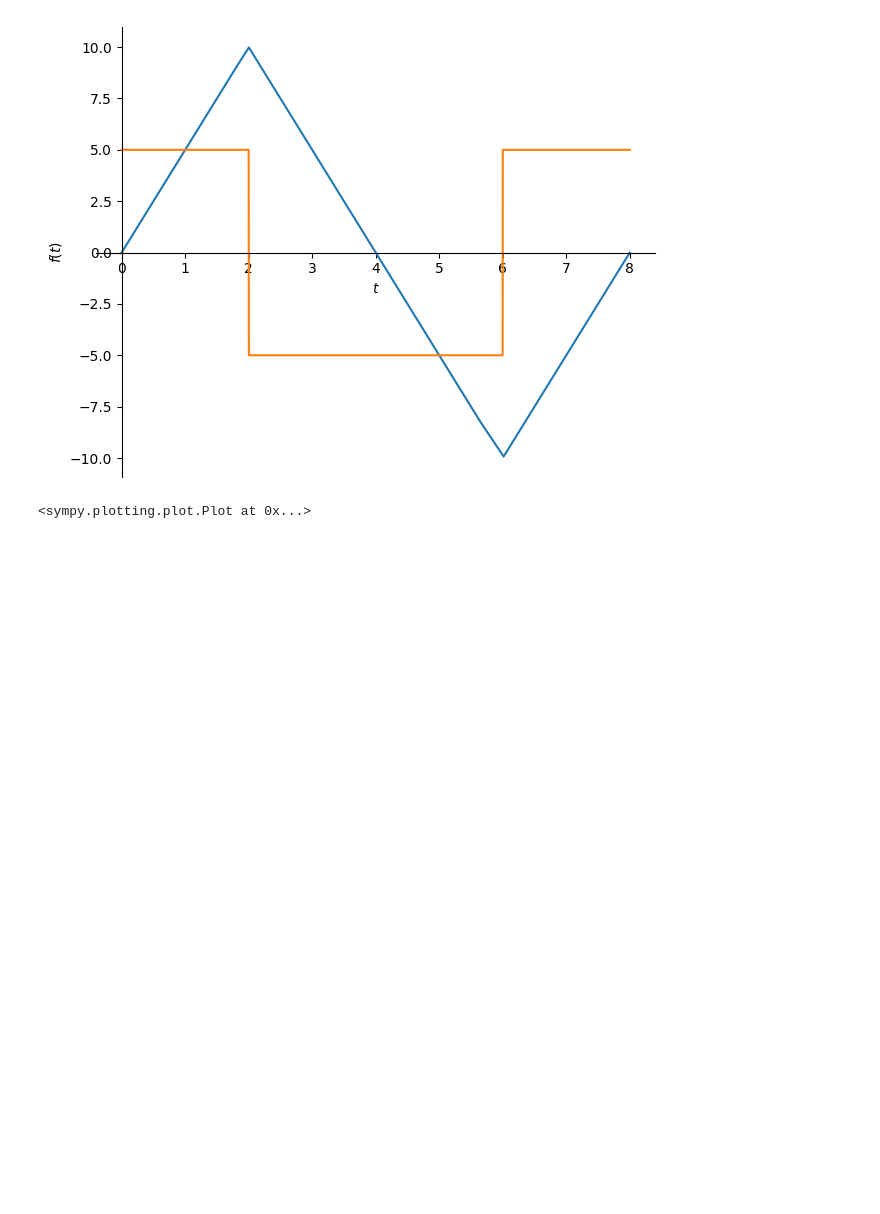
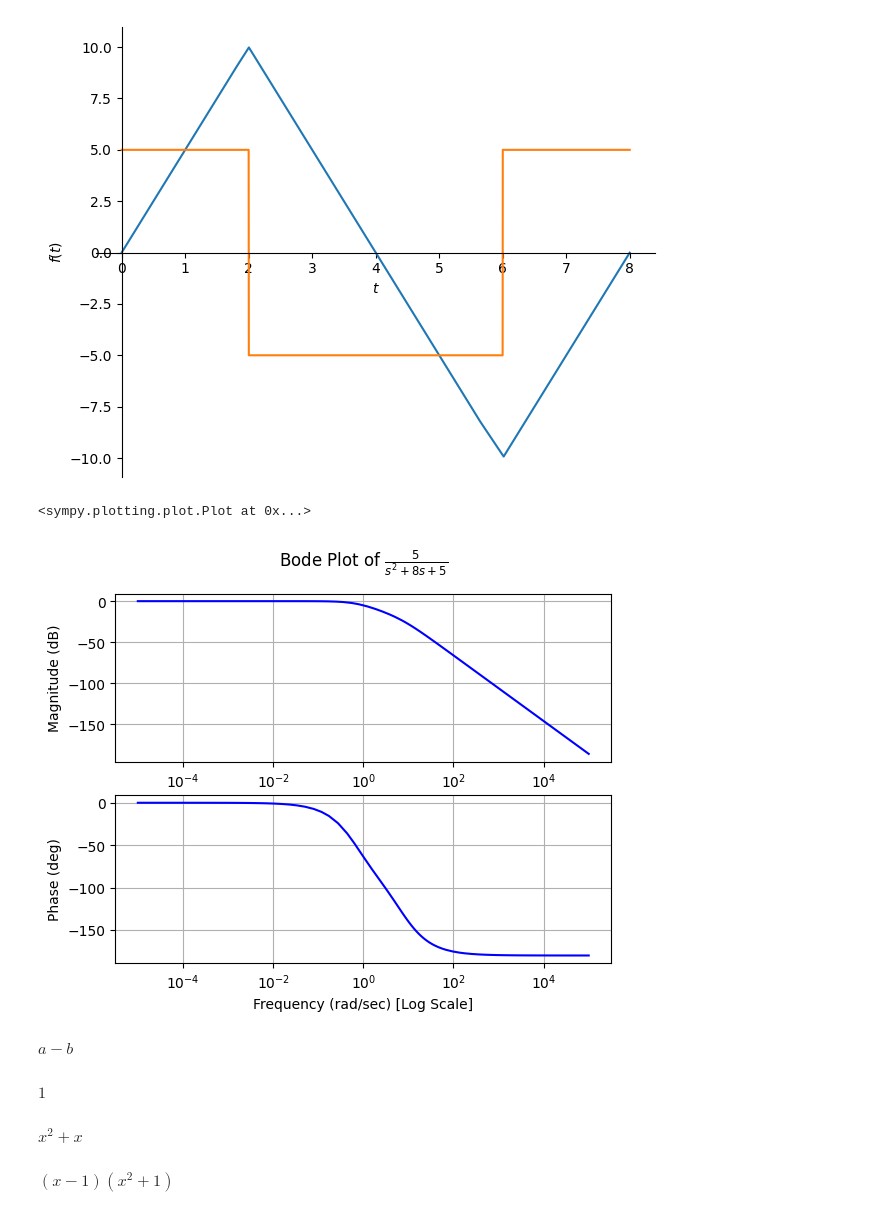
Before and after one commit to kdurant/circuits, a Jupyter notebook: sympy.ipynb, the cells around one changed output. Saved outputs shown, nothing was run; the diff lists cells and outputs as text; code cells hidden in the pictures; blank space fills up the shorter version.

```diff
--- a/sympy.ipynb
+++ b/sympy.ipynb
@@ -81,3 +96,40 @@ plot(v, diff(v, t))
 # %% [output]
 [figure]
 <sympy.plotting.plot.Plot at 0x...>
+# %%
+# 绘制转移函数的bode图
+# from sympy.abc import s
+from sympy.physics.control.lti import TransferFunction
+from sympy.physics.control.control_plots import bode_plot
+s = symbols("s")
+
+tf1 = TransferFunction(5, s**2 + 8*s + 5, s)
+# tf1 = TransferFunction(1*s**2 + 0.1*s + 7.5, 1*s**4 + 0.12*s**3 + 9*s**2, s)
+bode_plot(tf1, phase_unit="deg")
+# %% [output]
+[figure, added]
+# %%
+#获得分数的分子和分母
+a, b = symbols("a, b")
+s = (a+b)/(a-b)
+numer(s)
+denom(s)
+# %% [output]
+$\displaystyle a - b$
+# %%
+x = symbols("x")
+# 通用数学表达式的化简
+simplify(sin(x)**2 + cos(x)**2)
+# %% [output]
+$\displaystyle 1$
+# %%
+# 展开数学表达式
+x = symbols("x")
+expand((x+1)*x)
+# %% [output]
+$\displaystyle x^{2} + x$
+# %%
+# 因式分解
+factor(x**3 - x**2 + x - 1)
+# %% [output]
+$\displaystyle \left(x - 1\right) \left(x^{2} + 1\right)$
```
Also changed, not shown: parts of 3 cells of this notebook, 5 other files.
